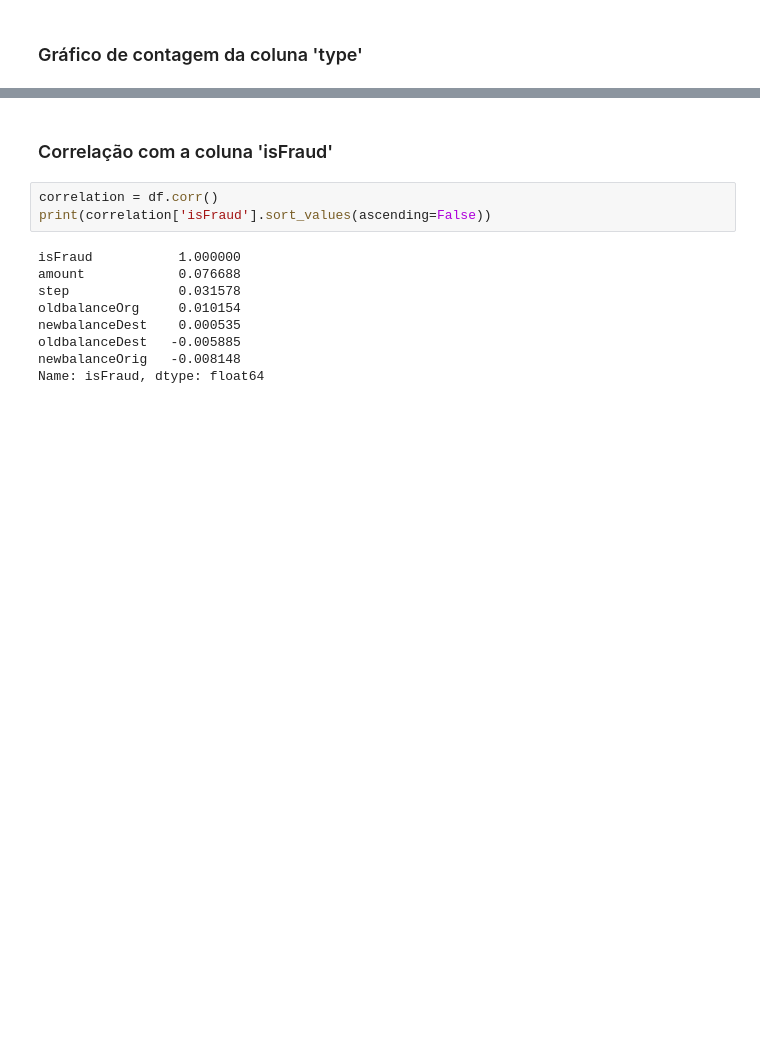
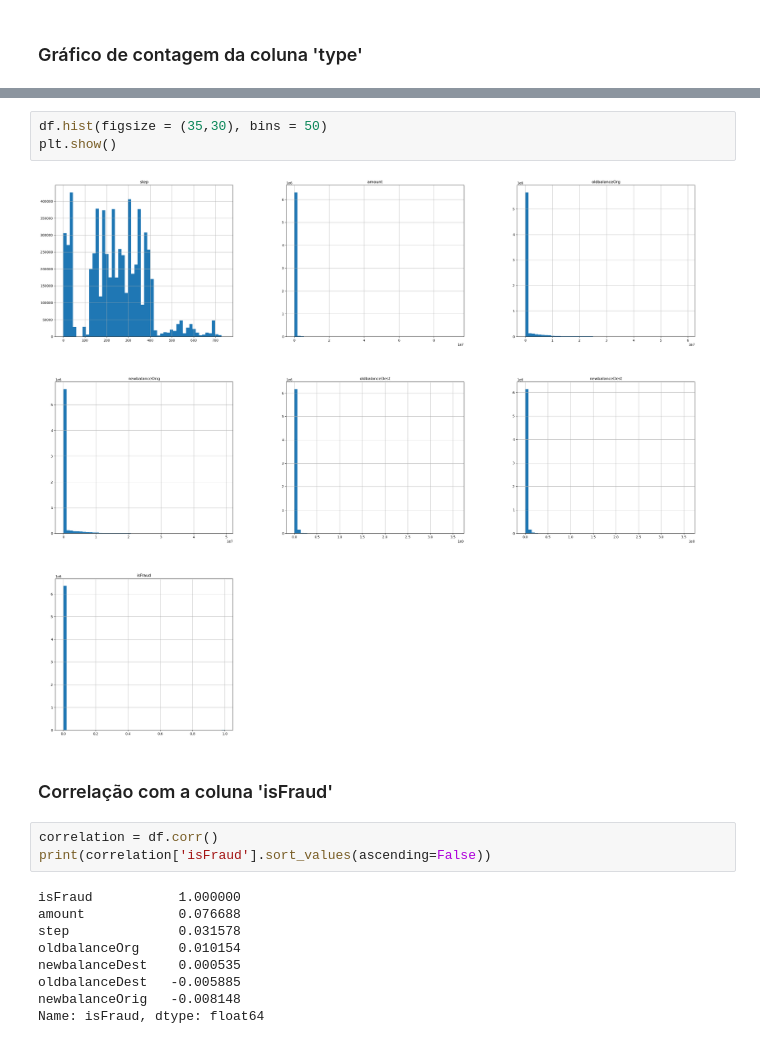
Before and after one commit to hugosantosbessa/ML2023-HugoBessa, a Jupyter notebook: trabalho_final/Trabalho Final.ipynb, the cells around one changed output, grey strips where cells are left out. Saved outputs shown, nothing was run; the diff lists cells and outputs as text; blank space fills up the shorter version.

```diff
--- a/trabalho_final/Trabalho Final.ipynb
+++ b/trabalho_final/Trabalho Final.ipynb
@@ -133,5 +133,10 @@ px.pie(df,values=qtdCol,names=namesCol,hole=0.5,title="Distribuição dos tipos
 # %% [output]
 [interactive output not drawn]
+# %%
+df.hist(figsize = (35,30), bins = 50)
+plt.show()
+# %% [output]
+[figure, added]
 # %% [markdown]
 ### Correlação com a coluna 'isFraud'
 # %%
```
Also changed, not shown: parts of 45 cells of this notebook.
